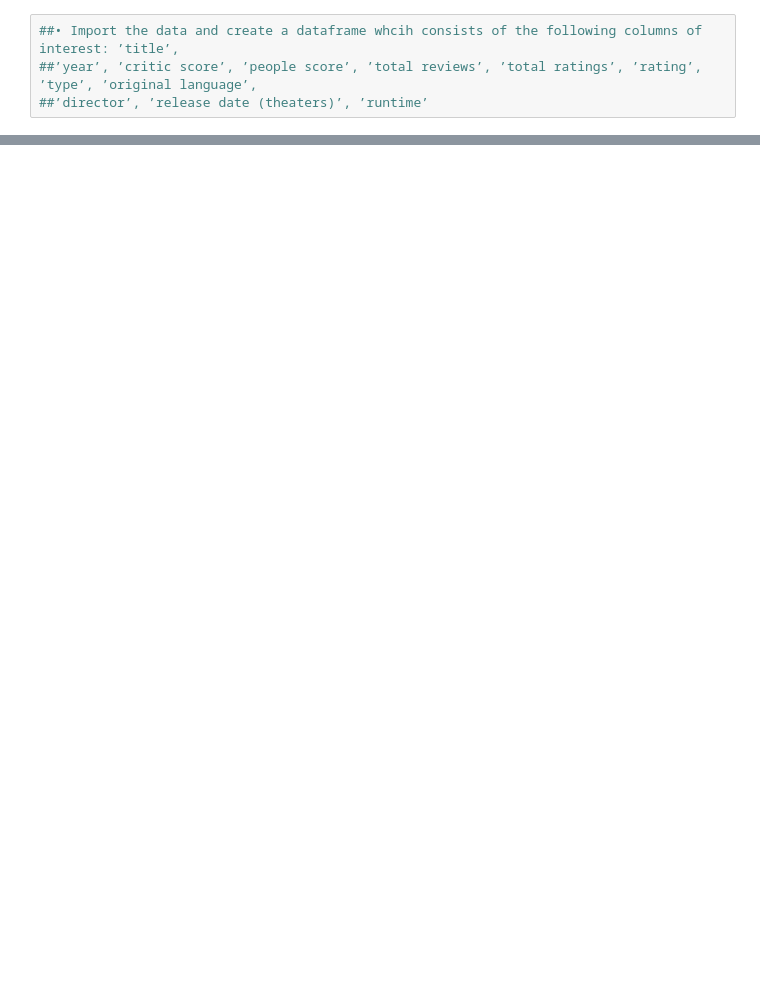
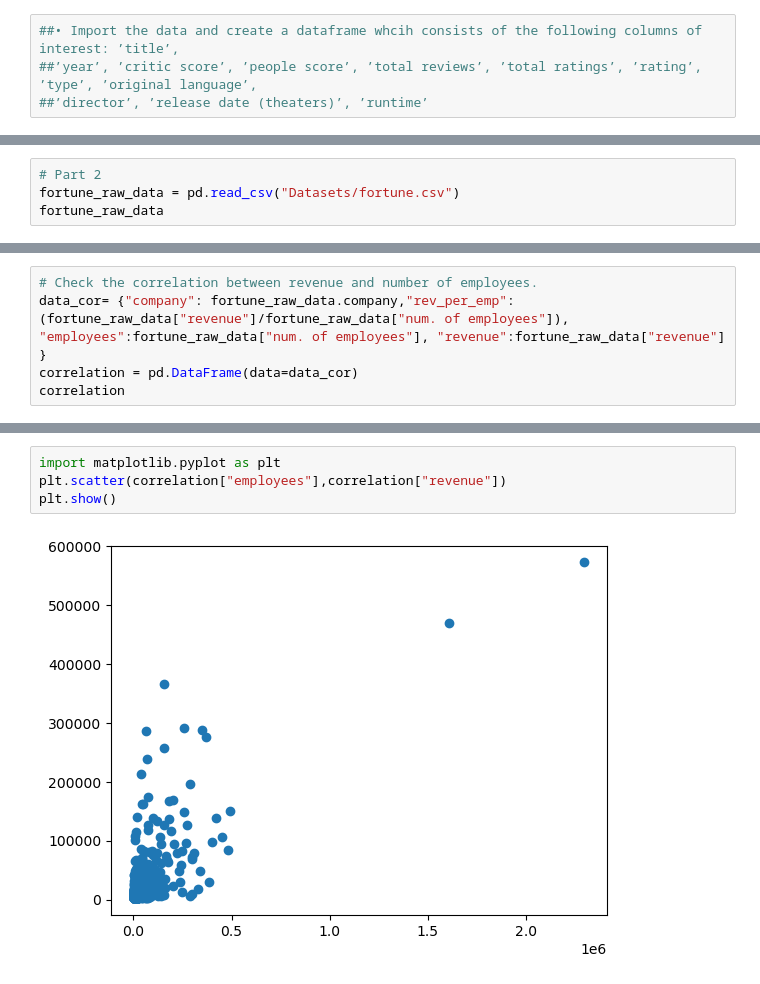
Before and after one commit to hdahlber/Business-Analytics-1, a Jupyter notebook: Solution.ipynb, the cells around one changed output, grey strips where cells are left out. Cells and saved outputs as stored; diff of their text form; blank space fills up the shorter version.

```diff
--- a/Solution.ipynb
+++ b/Solution.ipynb
@@ -15,0 +139,4 @@
+# %%
+# Part 2
+fortune_raw_data = pd.read_csv("Datasets/fortune.csv")
+fortune_raw_data
@@ -15,0 +176,5 @@
+# %%
+# Check the correlation between revenue and number of employees.
+data_cor= {"company": fortune_raw_data.company,"rev_per_emp": (fortune_raw_data["revenue"]/fortune_raw_data["num. of employees"]), "employees":fortune_raw_data["num. of employees"], "revenue":fortune_raw_data["revenue"] }
+correlation = pd.DataFrame(data=data_cor)
+correlation
@@ -15,0 +195,6 @@
+# %%
+import matplotlib.pyplot as plt
+plt.scatter(correlation["employees"],correlation["revenue"])
+plt.show()
+# %% [output]
+[figure, added]
```
Also changed, not shown: parts of 22 cells of this notebook.
